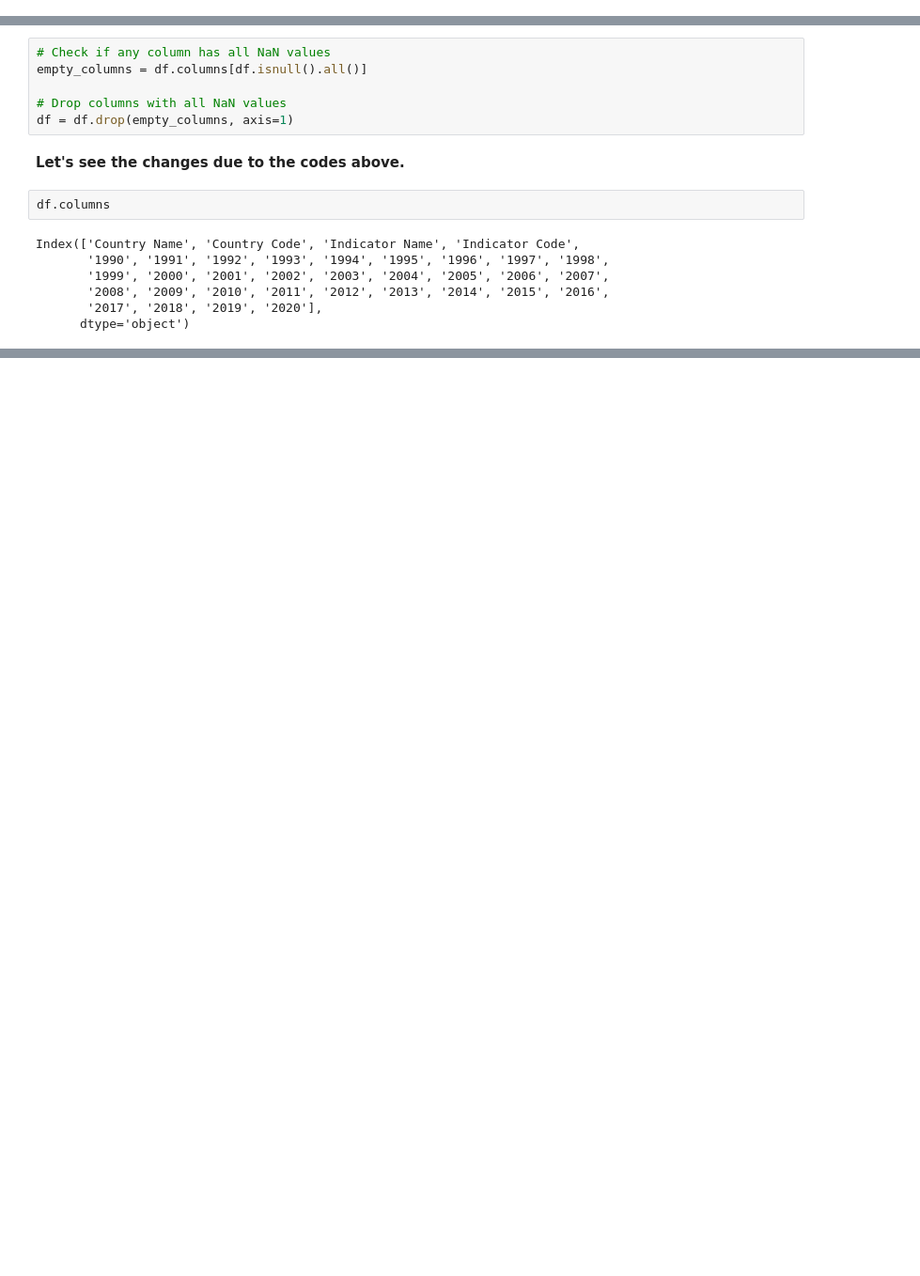
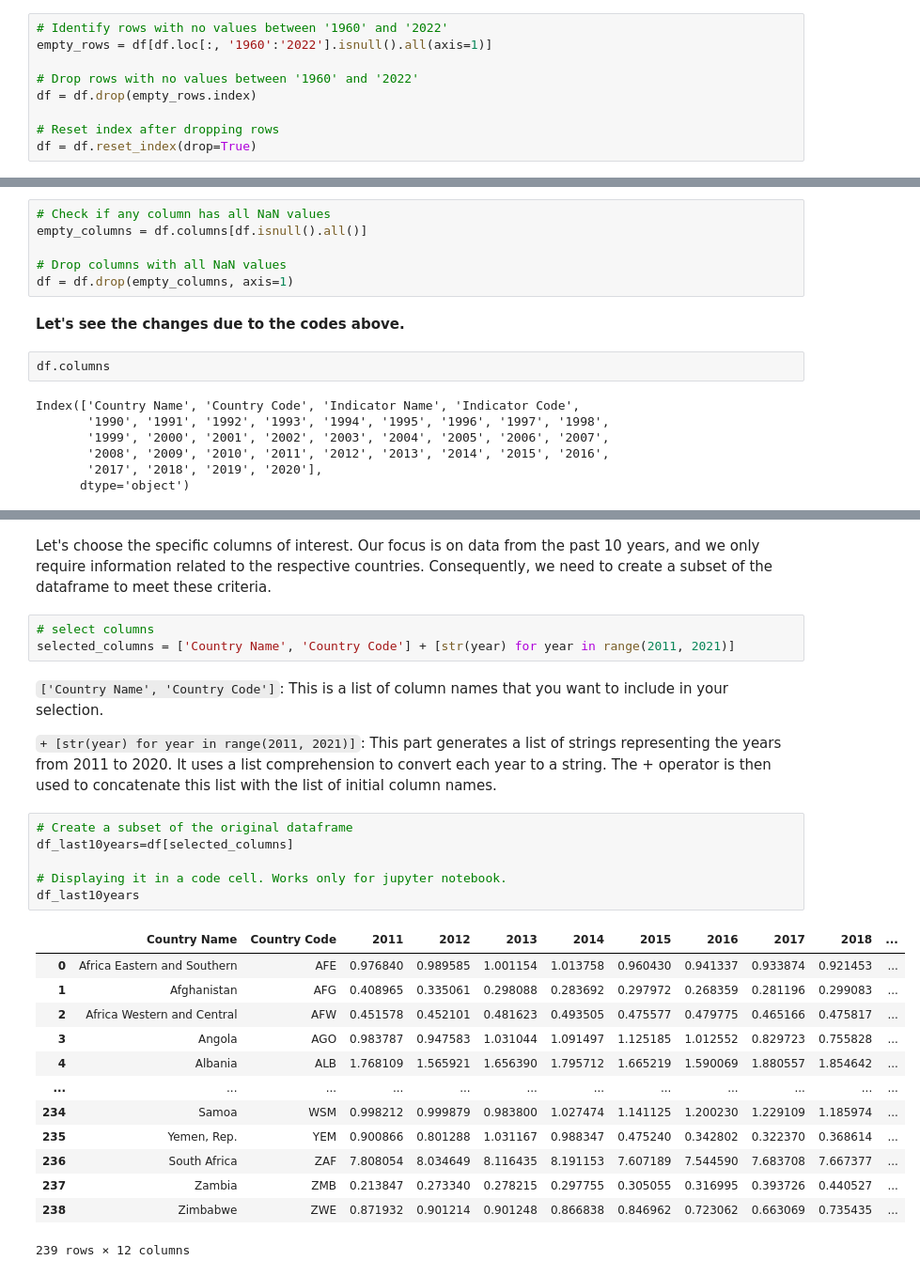
Before and after one commit to BramantyoSB/Project-2-on-Data-Analysis-with-Python, a Jupyter notebook: World CO2 Data.ipynb, the cells around one changed output, grey strips where cells are left out. Shown at 94% size. Cells and saved outputs as stored; diff of their text form; blank space fills up the shorter version.

```diff
--- a/World CO2 Data.ipynb
+++ b/World CO2 Data.ipynb
@@ -102,0 +100,9 @@ empty_rows = df.index[df.isnull().all(axis=1)]
+# %%
+# Identify rows with no values between '1960' and '2022'
+empty_rows = df[df.loc[:, '1960':'2022'].isnull().all(axis=1)]
+
+# Drop rows with no values between '1960' and '2022'
+df = df.drop(empty_rows.index)
+
+# Reset index after dropping rows
+df = df.reset_index(drop=True)
@@ -119,0 +171,29 @@ Index(['Country Name', 'Country Code', 'Indicator Name', 'Indicator Code',
+# %% [markdown]
+Let's choose the specific columns of interest. Our focus is on data from the past 10 years, and we only require information related to the respective countries. Consequently, we need to create a subset of the dataframe to meet these criteria.
+# %%
+# select columns
+selected_columns = ['Country Name', 'Country Code'] + [str(year) for year in range(2011, 2021)]
+# %% [markdown]
+`['Country Name', 'Country Code']`: This is a list of column names that you want to include in your selection.
+
+`+ [str(year) for year in range(2011, 2021)]`: This part generates a list of strings representing the years from 2011 to 2020. It uses a list comprehension to convert each year to a string. The + operator is then used to concatenate this list with the list of initial column names.
+# %%
+# Create a subset of the original dataframe
+df_last10years=df[selected_columns]
+
+# Displaying it in a code cell. Works only for jupyter notebook.
+df_last10years
+# %% [output]
+|  | Country Name | Country Code | 2011 | 2012 | 2013 | 2014 | 2015 | 2016 | 2017 | 2018 | ... |
+| 0 | Africa Eastern and Southern | AFE | 0.976840 | 0.989585 | 1.001154 | 1.013758 | 0.960430 | 0.941337 | 0.933874 | 0.921453 | ... |
+| 1 | Afghanistan | AFG | 0.408965 | 0.335061 | 0.298088 | 0.283692 | 0.297972 | 0.268359 | 0.281196 | 0.299083 | ... |
+| 2 | Africa Western and Central | AFW | 0.451578 | 0.452101 | 0.481623 | 0.493505 | 0.475577 | 0.479775 | 0.465166 | 0.475817 | ... |
+| 3 | Angola | AGO | 0.983787 | 0.947583 | 1.031044 | 1.091497 | 1.125185 | 1.012552 | 0.829723 | 0.755828 | ... |
+| 4 | Albania | ALB | 1.768109 | 1.565921 | 1.656390 | 1.795712 | 1.665219 | 1.590069 | 1.880557 | 1.854642 | ... |
+| ... | ... | ... | ... | ... | ... | ... | ... | ... | ... | ... | ... |
+| 234 | Samoa | WSM | 0.998212 | 0.999879 | 0.983800 | 1.027474 | 1.141125 | 1.200230 | 1.229109 | 1.185974 | ... |
+| 235 | Yemen, Rep. | YEM | 0.900866 | 0.801288 | 1.031167 | 0.988347 | 0.475240 | 0.342802 | 0.322370 | 0.368614 | ... |
+| 236 | South Africa | ZAF | 7.808054 | 8.034649 | 8.116435 | 8.191153 | 7.607189 | 7.544590 | 7.683708 | 7.667377 | ... |
+| 237 | Zambia | ZMB | 0.213847 | 0.273340 | 0.278215 | 0.297755 | 0.305055 | 0.316995 | 0.393726 | 0.440527 | ... |
+| 238 | Zimbabwe | ZWE | 0.871932 | 0.901214 | 0.901248 | 0.866838 | 0.846962 | 0.723062 | 0.663069 | 0.735435 | ... |
+239 rows × 12 columns
```
Also changed, not shown: parts of 39 cells of this notebook.
